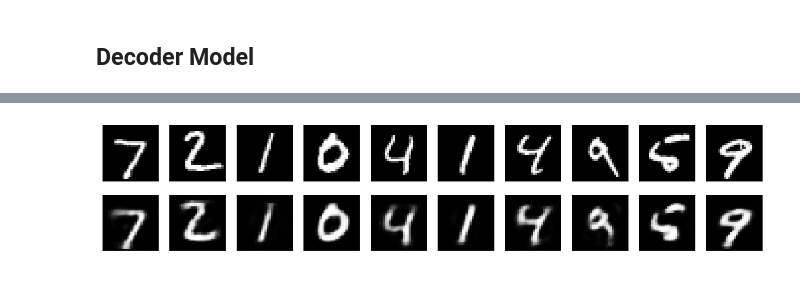
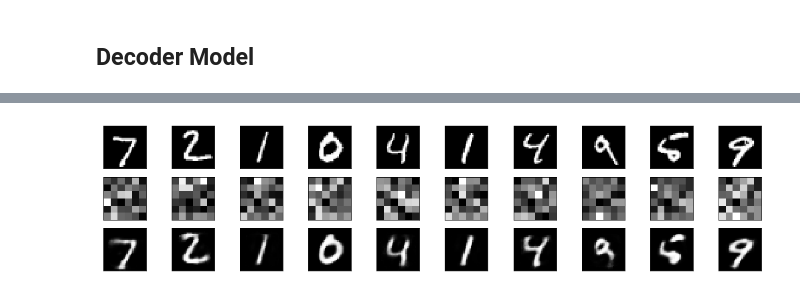
Before and after one commit to ramhiser/Keras-Tutorials, a Jupyter notebook: notebooks/06_autoencoder.ipynb, the cells around one changed output, grey strips where cells are left out. Saved outputs shown, nothing was run; the diff lists cells and outputs as text; code cells hidden in the pictures.

Commit message:
Add latent image encodeding to original/reconstructed plots

```diff
--- a/notebooks/06_autoencoder.ipynb
+++ b/notebooks/06_autoencoder.ipynb
@@ -77,7 +79,7 @@ input_dim = x_train.shape[1]
 A single fully-connected neural layer as an encoder function and an decoder function.
 # %%
 # Size of our encoded representations
-encoding_dim = 32
+encoding_dim = 36
 
 compression_factor = float(input_dim) / encoding_dim
 print("Compression factor: %s" % compression_factor)
@@ -144,22 +146,29 @@ decoded_imgs = decoder.predict(encoded_imgs)
 # %%
 # Number of digits to display
 n = 10
-plt.figure(figsize=(20, 4))
+plt.figure(figsize=(18, 4))
 
 for i in range(n):
-    # display original
-    ax = plt.subplot(2, n, i + 1)
+    # plot original image
+    ax = plt.subplot(3, n, i + 1)
     plt.imshow(x_test[i].reshape(28, 28))
     plt.gray()
     ax.get_xaxis().set_visible(False)
     ax.get_yaxis().set_visible(False)
 
-    # display reconstruction
-    ax = plt.subplot(2, n, i + 1 + n)
+    # plot encoded image
+    ax = plt.subplot(3, n, n + i + 1)
+    plt.imshow(encoded_imgs[i].reshape(6, 6))
+    plt.gray()
+    ax.get_xaxis().set_visible(False)
+    ax.get_yaxis().set_visible(False)
+
+    # plot reconstructed image
+    ax = plt.subplot(3, n, 2*n + i + 1)
     plt.imshow(decoded_imgs[i].reshape(28, 28))
     plt.gray()
     ax.get_xaxis().set_visible(False)
     ax.get_yaxis().set_visible(False)
 plt.show()
 # %% [output]
-[figure, old version]
+[figure, new version]
```
Also changed, not shown: parts of 4 cells of this notebook.
